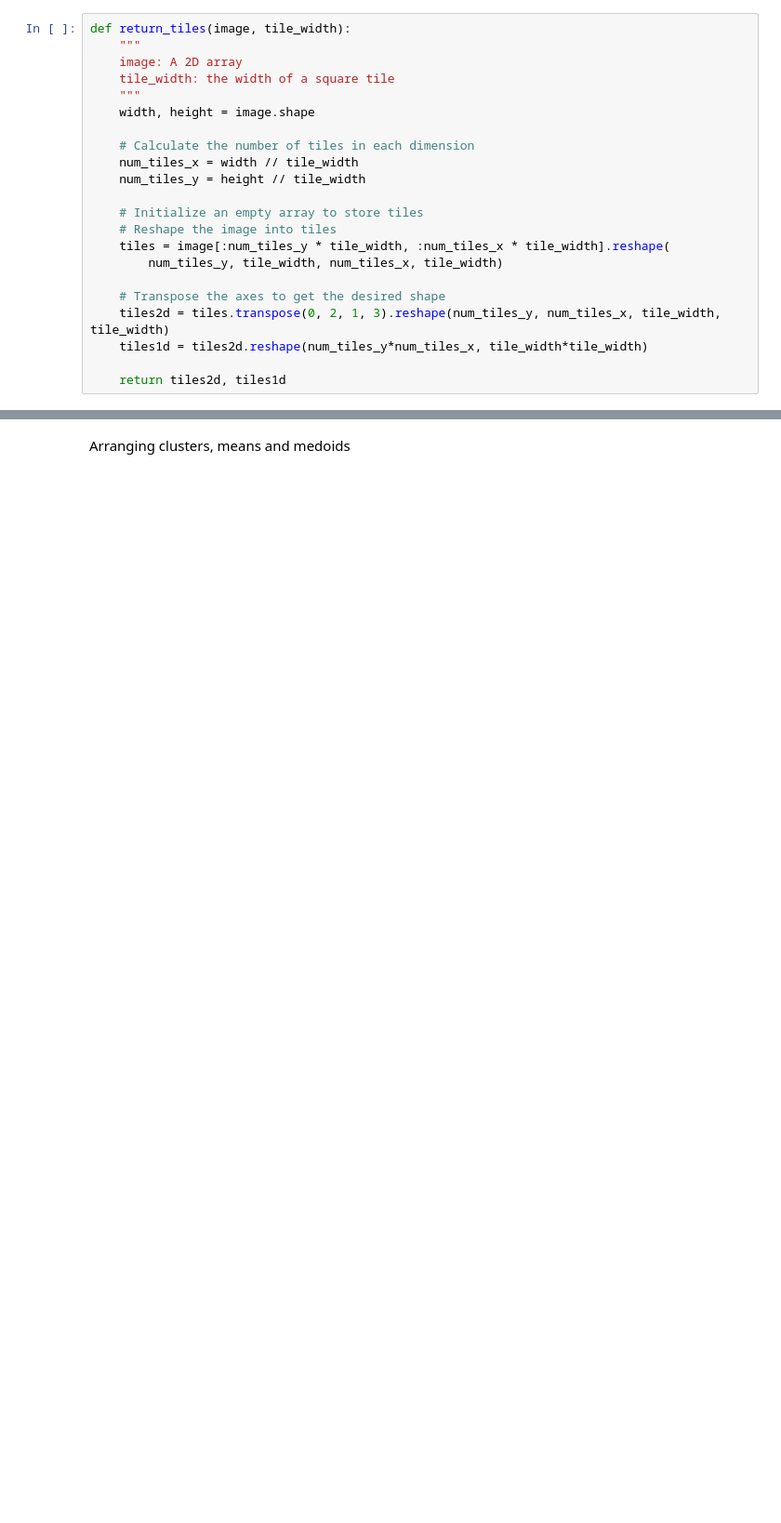
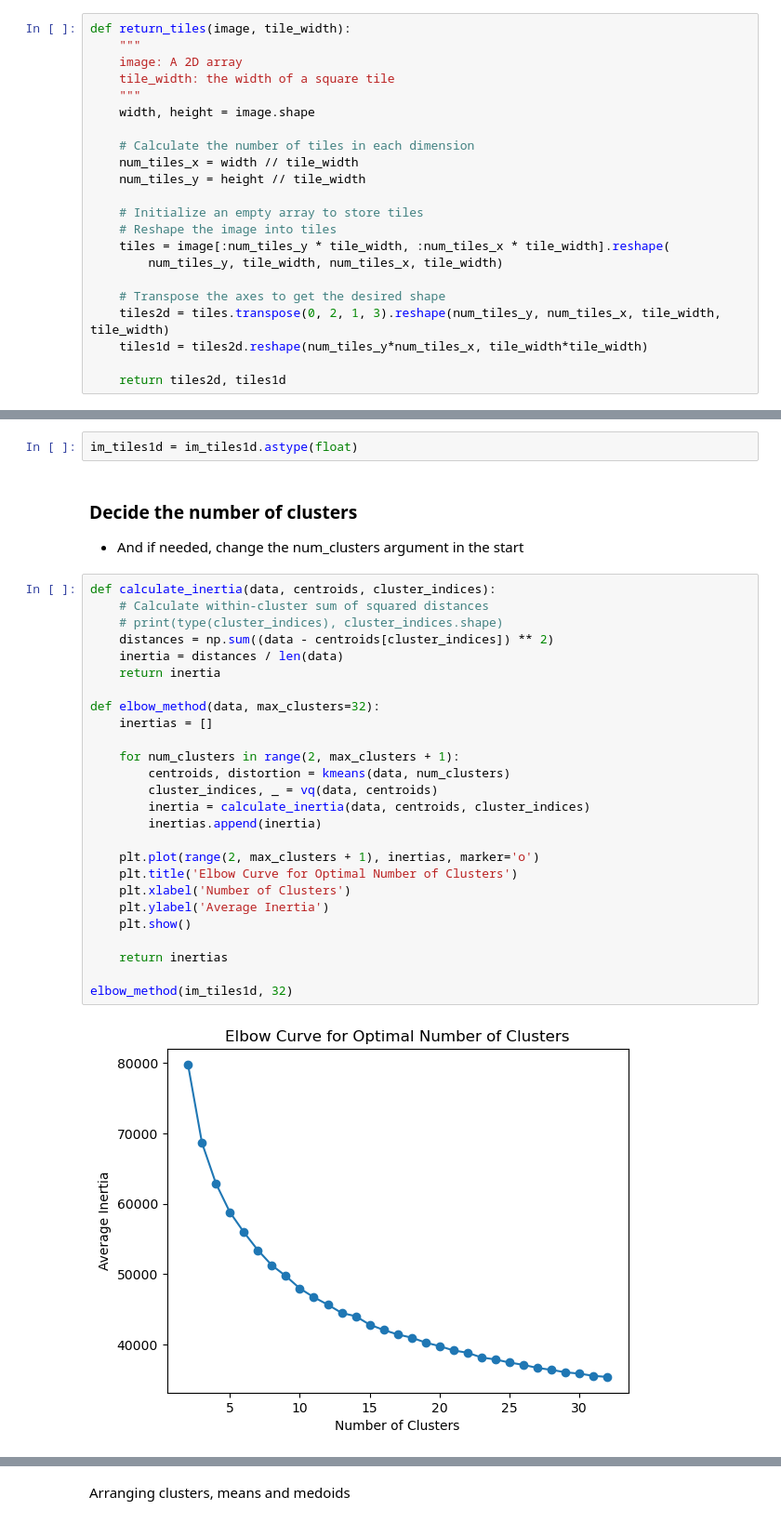
Before and after one commit to Tharindu-Nirmal/Image_Denoising, a Jupyter notebook: Clustering.ipynb, the cells around one changed output, grey strips where cells are left out. Shown at 93% size. Drawn from its saved outputs; the diff is of its cells as text; blank space fills up the shorter version.

```diff
--- a/Clustering.ipynb
+++ b/Clustering.ipynb
@@ -75,0 +76,33 @@ visualize_tiles(im_tiles2d)
+# %%
+im_tiles1d = im_tiles1d.astype(float)
+# %% [markdown]
+### Decide the number of clusters
+* And if needed, change the num_clusters argument in the start
+# %%
+def calculate_inertia(data, centroids, cluster_indices):
+    # Calculate within-cluster sum of squared distances
+    # print(type(cluster_indices), cluster_indices.shape)
+    distances = np.sum((data - centroids[cluster_indices]) ** 2)
+    inertia = distances / len(data)
+    return inertia
+
+def elbow_method(data, max_clusters=32):
+    inertias = []
+
+    for num_clusters in range(2, max_clusters + 1):
+        centroids, distortion = kmeans(data, num_clusters)
+        cluster_indices, _ = vq(data, centroids)
+        inertia = calculate_inertia(data, centroids, cluster_indices)
+        inertias.append(inertia)
+
+    plt.plot(range(2, max_clusters + 1), inertias, marker='o')
+    plt.title('Elbow Curve for Optimal Number of Clusters')
+    plt.xlabel('Number of Clusters')
+    plt.ylabel('Average Inertia')
+    plt.show()
+
+    return inertias
+
+elbow_method(im_tiles1d, 32)
+# %% [output]
+[figure, added]
```
Also changed, not shown: parts of 11 cells of this notebook, 1 other file.
